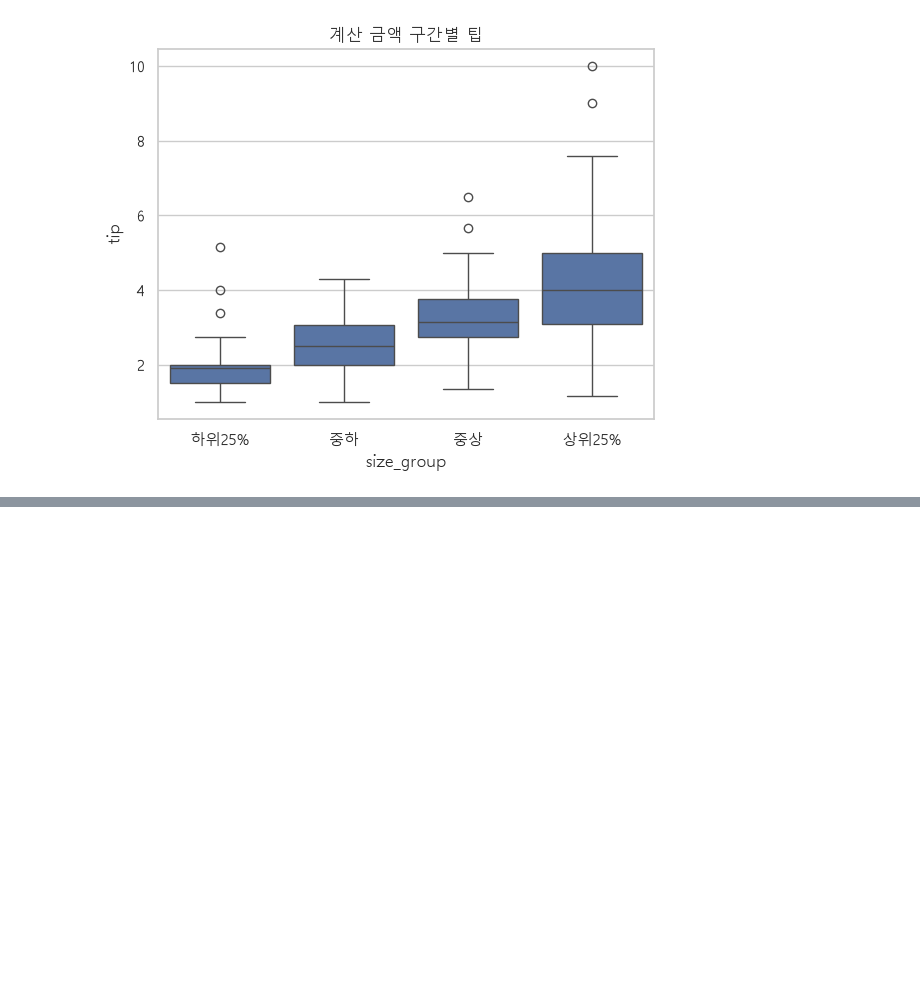
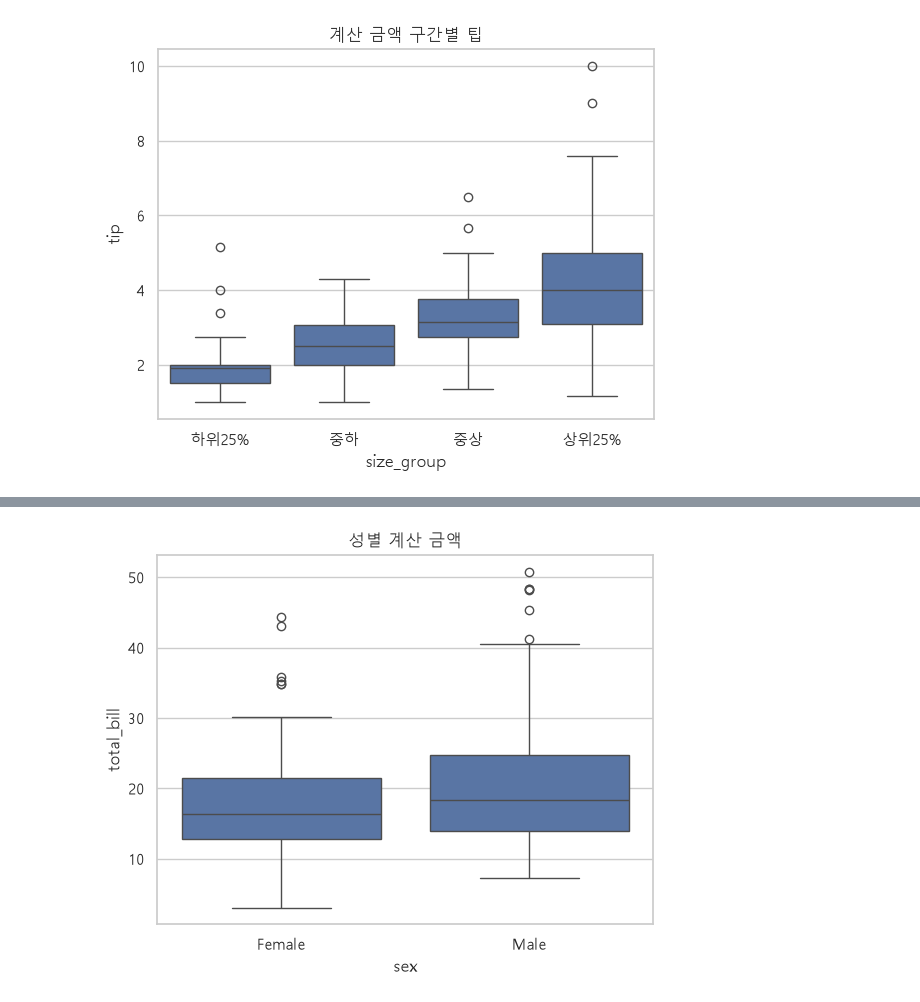
Before and after one commit to ChaeYeongJi/18_r, a Jupyter notebook: 01.ipynb, the cells around one changed output, grey strips where cells are left out. Cells and saved outputs as stored; diff of their text form; code cells hidden in the pictures; blank space fills up the shorter version.

```diff
--- a/01.ipynb
+++ b/01.ipynb
@@ -722,3 +722,24 @@ plt.title("계산 금액 구간별 팁")
 plt.show()
 # %% [output]
 [figure]
+# %%
+## 5장
+import pandas as pd
+import numpy as np
+import matplotlib.pyplot as plt
+import seaborn as sns
+import platform
+
+sns.set_theme(style='whitegrid')             # 그래프 기본 스타일 (이 줄을 먼저!)
+
+# 그래프에서 한글이 깨지지 않게 하는 설정 (운영체제에 맞는 글꼴 선택)
+plt.rcParams['font.family'] = {'Darwin': 'Apple SD Gothic Neo', 'Windows': 'Malgun Gothic'}.get(platform.system(), 'NanumGothic')
+plt.rcParams['axes.unicode_minus'] = False   # 마이너스(-) 기호 깨짐 방지
+# %%
+tips = pd.read_csv("data/tips.csv")
+diamonds = pd.read_csv("data/diamonds.csv")
+titanic = pd.read_csv("data/titanic.csv")
+
+tips["day"] = pd.Categorical(tips["day"], ["Thur", "Fri", "Sat", "Sun"], ordered=True)
+tips["tip_rate"] = tips["tip"] / tips["total_bill"] * 100    # 팁 비율(%): 금액 대비 팁이 몇 %인지
+tips.head()
@@ -724,0 +796,6 @@ plt.show()
+# %%
+sns.boxplot(data=tips, x="sex", y="total_bill")
+plt.title("성별 계산 금액")
+plt.show()
+# %% [output]
+[figure, added]
```
Also changed, not shown: parts of 17 cells of this notebook.
